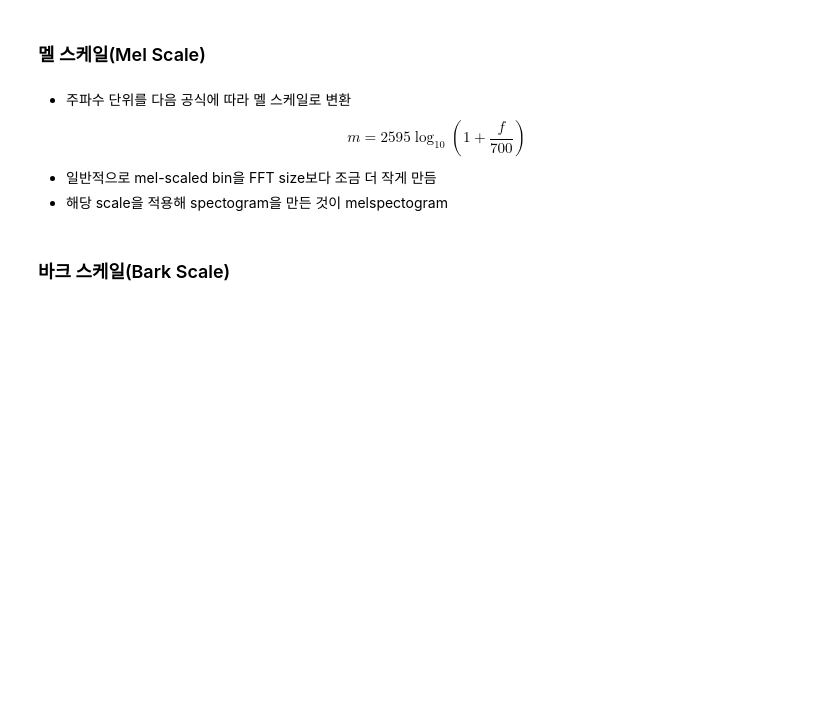
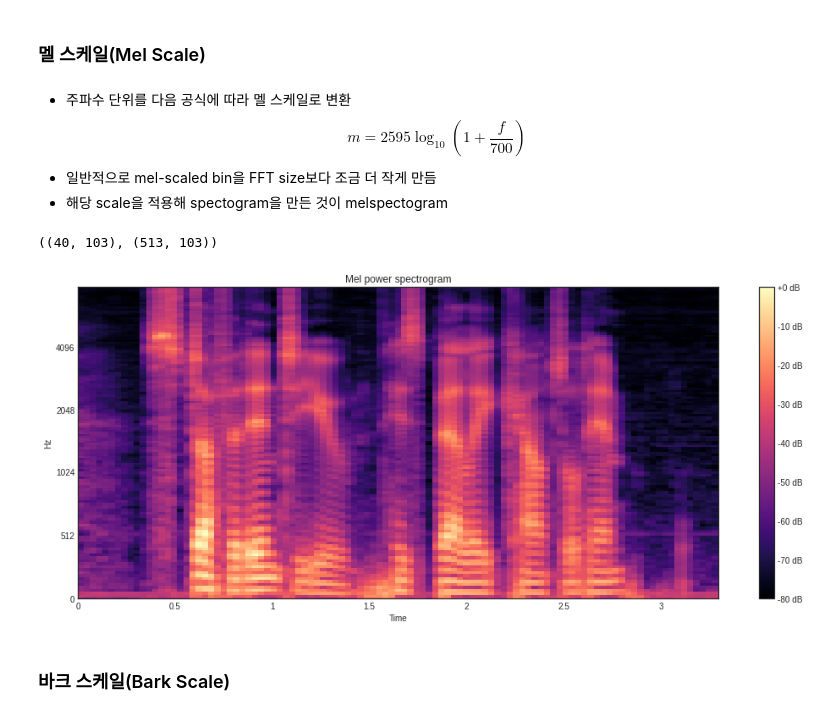
Before and after one commit to ckiekim/DeepLearning_2022.05, a Jupyter notebook: 07.AudioProcessing/01_오디오_처리.ipynb, the cells around one changed output. Drawn from its saved outputs; the diff is of its cells as text; code cells hidden in the pictures; blank space fills up the shorter version.

```diff
--- a/07.AudioProcessing/01_오디오_처리.ipynb
+++ b/07.AudioProcessing/01_오디오_처리.ipynb
@@ -364,3 +439,21 @@ $$
+# %%
+mel_basis = librosa.filters.mel(sr, n_fft=1024, n_mels=40)
+mel_S = np.dot(mel_basis, D)
+mel_S.shape, D.shape
+# %% [output]
+((40, 103), (513, 103))
+# %%
+S = librosa.feature.melspectrogram(audio_np, sr=sr, n_mels=128)
+log_S = librosa.power_to_db(S, ref=np.max)
+
+plt.figure(figsize=(14,6))
+librosa.display.specshow(log_S, sr=sr, x_axis='time', y_axis='mel')
+plt.title('Mel power spectrogram')
+plt.colorbar(format='%+02.0f dB')
+plt.tight_layout()
+plt.show()
+# %% [output]
+[figure, added]
 # %% [markdown]
 ### 바크 스케일(Bark Scale)
 # %% [markdown]
```
Also changed, not shown: parts of 33 cells of this notebook.
